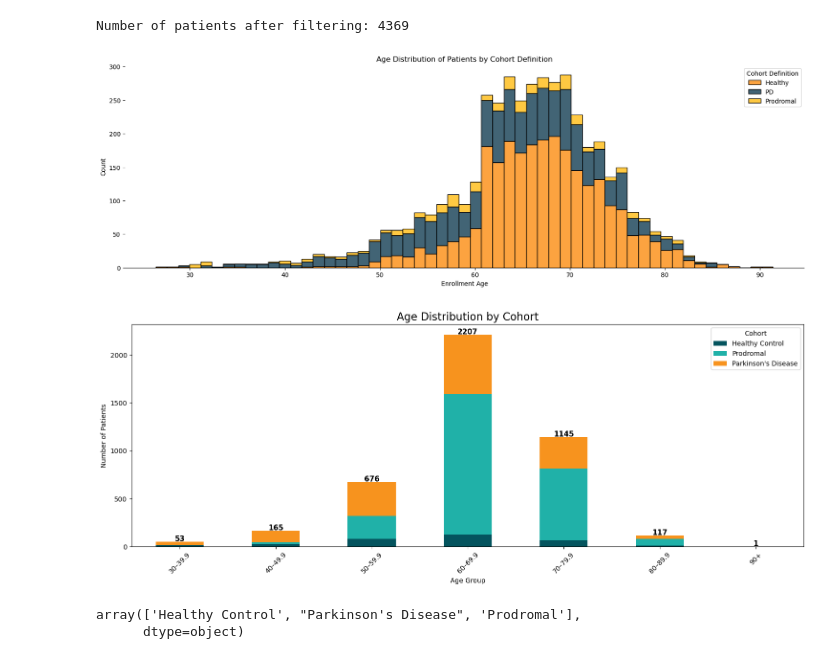
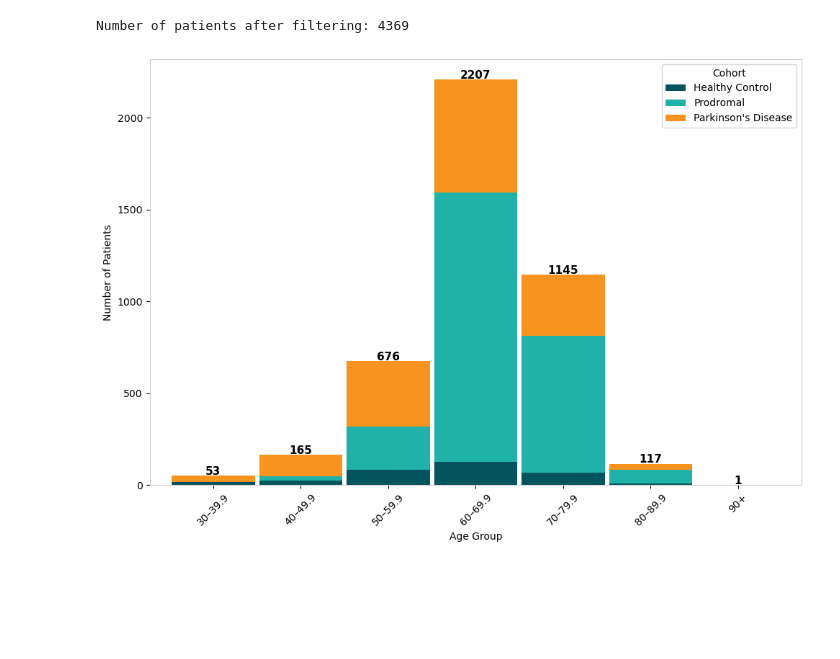
Before and after one commit to vutuongvy101/multimodal-pd-progression, a Jupyter notebook: Experiment/preprocessing/EDA_participant_status.ipynb, the cells around one changed output. Saved outputs shown, nothing was run; the diff lists cells and outputs as text; code cells hidden in the pictures; blank space fills up the shorter version.

Commit message:
refactor: updated demographics and participant status EDA + evaluation for single patient total updrs visualization

```diff
--- a/Experiment/preprocessing/EDA_participant_status.ipynb
+++ b/Experiment/preprocessing/EDA_participant_status.ipynb
@@ -61,29 +61,6 @@ filtered_df = filtered_df[filtered_df['COHORT_DEFINITION'] != 'SWEDD']
 print(f"Number of patients after filtering: {filtered_df['PATNO'].nunique()}")
 # %% [output]
 Number of patients after filtering: 4369
-# %%
-# make a bar plot of age distribution of patients by cohort definition and includea legend with the following labels:
-cohort_labels = {
-    'Healthy Control': 'Healthy Control',
-    'Prodromal': 'Prodromal',
-    'Parkinson\'s Disease': 'Parkinson\'s Disease'
-}
-
-custom_palette = {
-    'Healthy': '#FFB703',
-    'Prodromal': '#FB8500',
-    'PD': '#023047'
-}
-
-plt.figure(figsize=(20, 6))
-sns.histplot(data=filtered_df, x='ENROLL_AGE', hue='COHORT_DEFINITION', multiple='stack', palette=custom_palette)
-plt.title('Age Distribution of Patients by Cohort Definition')
-plt.xlabel('Enrollment Age')
-plt.ylabel('Count')
-plt.legend(title='Cohort Definition', labels=[cohort_labels.get(label, label) for label in filtered_df['COHORT_DEFINITION'].unique()])
-plt.show()
-# %% [output]
-[figure, removed]
 # %%
 # ==============================
 # 1. Create Age Bins
@@ -144,39 +121,39 @@ custom_palette = {
 
 ax = pivot_df.plot(
     kind="bar",
     stacked=True,
-    figsize=(15, 6),
-    color=[custom_palette[c] for c in desired_order]
+    figsize=(10, 7),
+    color=[custom_palette[c] for c in desired_order],
+    width=0.95
 )
 
-plt.title("Age Distribution by Cohort", fontsize=16)
+ax.spines[['top', 'right', 'left', 'bottom']].set_visible(True)
+ax.spines[['top', 'right', 'left', 'bottom']].set_color('#CCCCCC')
+ax.spines[['top', 'right', 'left', 'bottom']].set_linewidth(0.8)
+
+# plt.title("Age Distribution by Cohort", fontsize=16)
 plt.xlabel("Age Group")
 plt.ylabel("Number of Patients")
 plt.xticks(rotation=45)
 plt.legend(title="Cohort")
 plt.tight_layout()
 
 # ==============================
 # 4. Add Total Count Labels
 # ==============================
 
 totals = pivot_df.sum(axis=1)
 
 for i, total in enumerate(totals):
     ax.text(
         i,
         total + 5,
         int(total),
         ha="center",
         fontsize=11,
         fontweight="bold"
     )
 
 plt.show()
 # %% [output]
-[figure, old version]
+[figure, new version]
-# %%
-filtered_df['COHORT_DEFINITION'].unique()
-# %% [output]
-array(['Healthy Control', "Parkinson's Disease", 'Prodromal'],
-      dtype=object)
```
Also changed, not shown: 4 other files.
